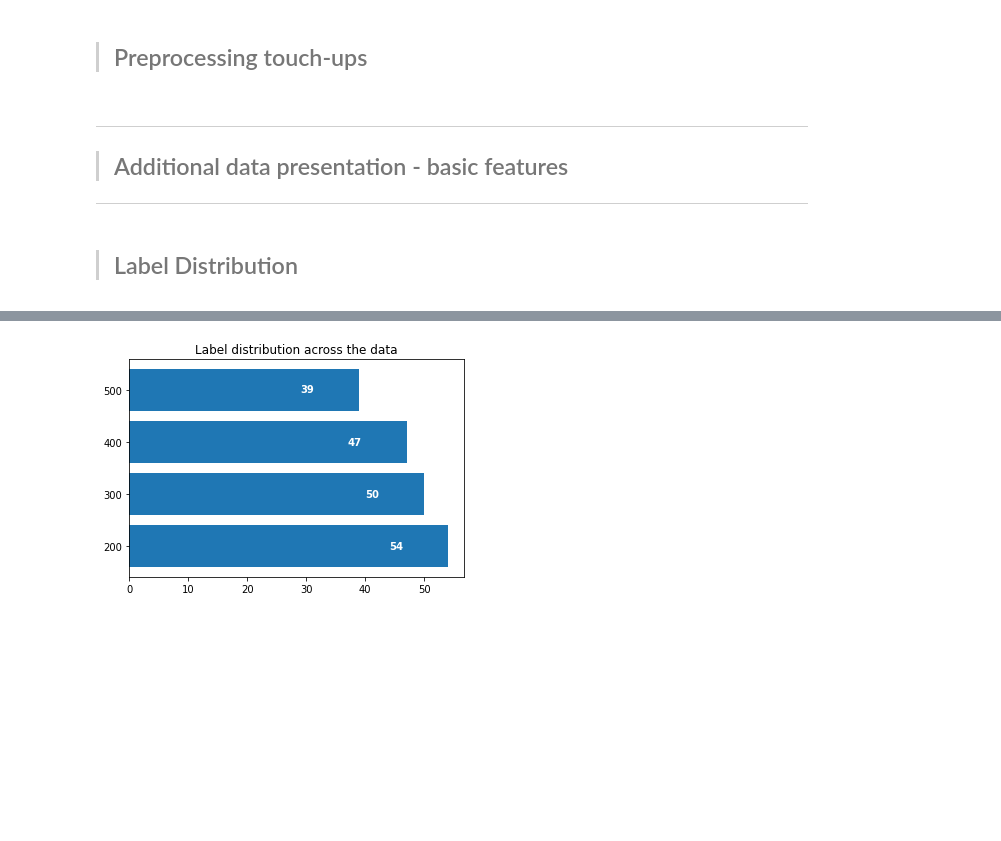
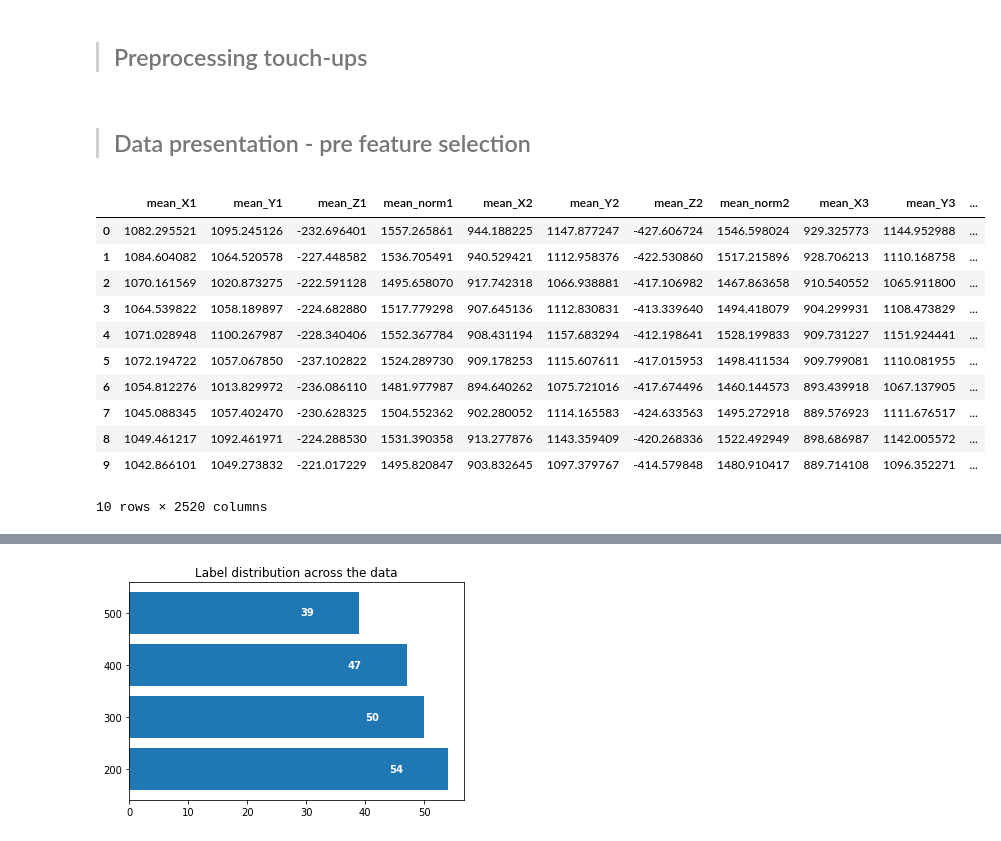
Before and after one commit to idan424/Comp.Learning_Neuro, a Jupyter notebook: Project.ipynb, the cells around one changed output, grey strips where cells are left out. Saved outputs shown, nothing was run; the diff lists cells and outputs as text; code cells hidden in the pictures; blank space fills up the shorter version.

Commit message:
added classification report for all 5 models added basic data (X) stats and presentation missing intro and previous work

```diff
--- a/Project.ipynb
+++ b/Project.ipynb
@@ -113,11 +106,21 @@ Xy = list(zip(*Xy))  # this flip the tuple axis order
 X, y = pd.concat(Xy[0]), pd.concat(Xy[1])
 X.reset_index(drop=True, inplace=True)
 y.reset_index(drop=True, inplace=True)
-# %% [markdown]
----
-
->## Additional data presentation - basic features
-
----
-# %% [markdown]
->## Label Distribution
+# %% [markdown]
+>## Data presentation - pre feature selection
+# %%
+#@title X table
+X.head(10)
+# %% [output]
+|  | mean_X1 | mean_Y1 | mean_Z1 | mean_norm1 | mean_X2 | mean_Y2 | mean_Z2 | mean_norm2 | mean_X3 | mean_Y3 | ... |
+| 0 | 1082.295521 | 1095.245126 | -232.696401 | 1557.265861 | 944.188225 | 1147.877247 | -427.606724 | 1546.598024 | 929.325773 | 1144.952988 | ... |
+| 1 | 1084.604082 | 1064.520578 | -227.448582 | 1536.705491 | 940.529421 | 1112.958376 | -422.530860 | 1517.215896 | 928.706213 | 1110.168758 | ... |
+| 2 | 1070.161569 | 1020.873275 | -222.591128 | 1495.658070 | 917.742318 | 1066.938881 | -417.106982 | 1467.863658 | 910.540552 | 1065.911800 | ... |
+| 3 | 1064.539822 | 1058.189897 | -224.682880 | 1517.779298 | 907.645136 | 1112.830831 | -413.339640 | 1494.418079 | 904.299931 | 1108.473829 | ... |
+| 4 | 1071.028948 | 1100.267987 | -228.340406 | 1552.367784 | 908.431194 | 1157.683294 | -412.198641 | 1528.199833 | 909.731227 | 1151.924441 | ... |
+| 5 | 1072.194722 | 1057.067850 | -237.102822 | 1524.289730 | 909.178253 | 1115.607611 | -417.015953 | 1498.411534 | 909.799081 | 1110.081955 | ... |
+| 6 | 1054.812276 | 1013.829972 | -236.086110 | 1481.977987 | 894.640262 | 1075.721016 | -417.674496 | 1460.144573 | 893.439918 | 1067.137905 | ... |
+| 7 | 1045.088345 | 1057.402470 | -230.628325 | 1504.552362 | 902.280052 | 1114.165583 | -424.633563 | 1495.272918 | 889.576923 | 1111.676517 | ... |
+| 8 | 1049.461217 | 1092.461971 | -224.288530 | 1531.390358 | 913.277876 | 1143.359409 | -420.268336 | 1522.492949 | 898.686987 | 1142.005572 | ... |
+| 9 | 1042.866101 | 1049.273832 | -221.017229 | 1495.820847 | 903.832645 | 1097.379767 | -414.579848 | 1480.910417 | 889.714108 | 1096.352271 | ... |
+10 rows × 2520 columns
```
Also changed, not shown: parts of 28 cells of this notebook.
